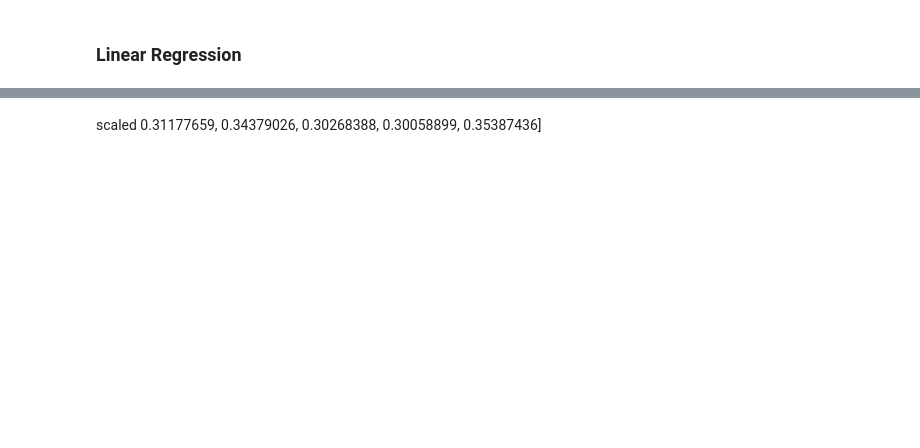
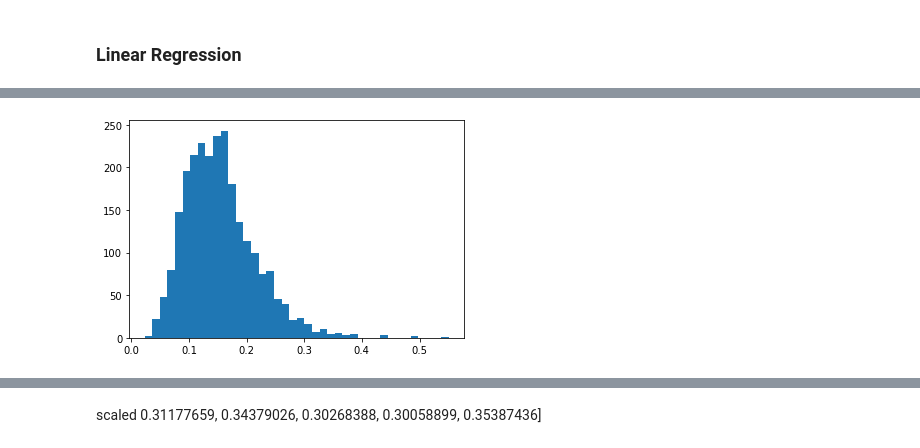
Before and after one commit to spark126/covid_poverty_and_death_rate, a Jupyter notebook: code/lucas_eda.ipynb, the cells around one changed output, grey strips where cells are left out. Saved outputs shown, nothing was run; the diff lists cells and outputs as text; code cells hidden in the pictures; blank space fills up the shorter version.

```diff
--- a/code/lucas_eda.ipynb
+++ b/code/lucas_eda.ipynb
@@ -240,0 +135,4 @@ array([ 0.32444544, -0.40867518,  0.18001054, -0.51536704,  0.30546618])
+# %%
+plt.hist(df['poverty_rate'], bins=40);
+# %% [output]
+[figure, added]
```
Also changed, not shown: parts of 55 cells of this notebook.
